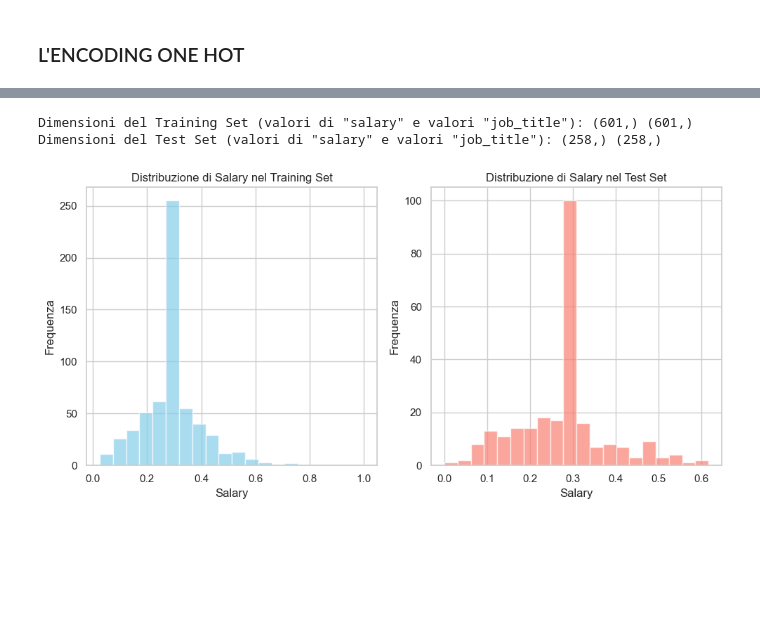
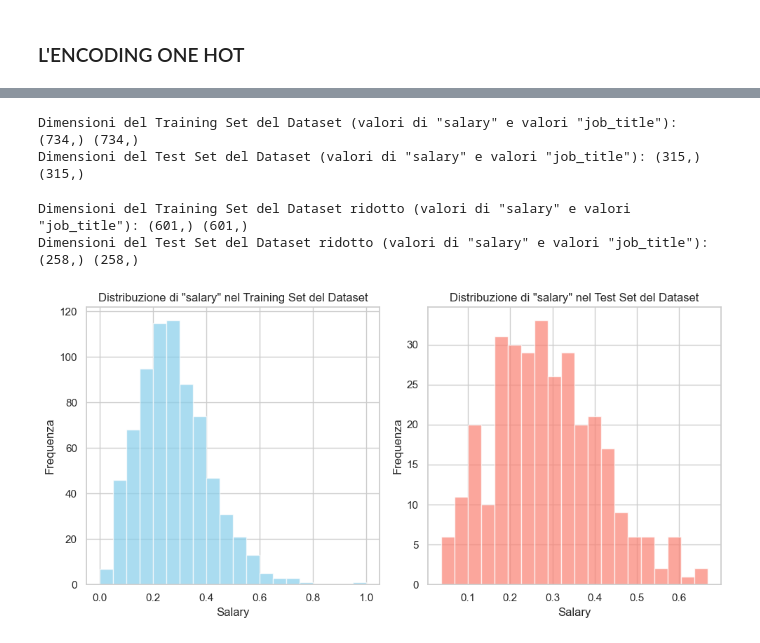
Before and after one commit to Istituto-freudinttheprodev/Python-ROBOTICA-E-AI, a Jupyter notebook: Es. 11 (dal Dataset all'algoritmo).ipynb, the cells around one changed output, grey strips where cells are left out. Drawn from its saved outputs; the diff is of its cells as text; code cells hidden in the pictures; blank space fills up the shorter version.

```diff
--- a/Es. 11 (dal Dataset all'algoritmo).ipynb
+++ b/Es. 11 (dal Dataset all'algoritmo).ipynb
@@ -1881,3 +2138 @@ dataset_ridotto
 859 rows × 4 columns
-# %%
-dataset=dataset_ridotto
@@ -1901,6 +2140,6 @@ dataset
 import numpy as np
 from sklearn.model_selection import train_test_split # in questo caso viene solo importata una parte di libreria poichè è strettamente necessaria quella determinata funzione
 
-valori_salary = dataset["salary"]
-valori_salary
+valori_salary_dataset = dataset["salary"]
+valori_salary_dataset
 # %% [output]
@@ -1919,4 +2177,4 @@ Name: salary, Length: 859, dtype: float64
 # %%
-valori_job_title = dataset["job_title"]
-valori_job_title
+valori_job_title_dataset = dataset["job_title"]
+valori_job_title_dataset
 # %% [output]
@@ -1935,30 +2209,39 @@ Name: job_title, Length: 859, dtype: object
 # %%
 # Suddividere il dataset in training set (70%) e test set (30%) formando due DataSet
-X_train, X_test, y_train, y_test = train_test_split(valori_salary, valori_job_title, test_size=0.3, random_state=42) # la formula è: le X sono i valori del salary perchè sono le Feature del DataSet, cioè l'input. Invece le Y sono gli output o target del DataSet, cioè i valori del job title. "test_size=0.3" vuol dire che il DataSet di Test è il 30% di quello totale mentre random_state sceglie in modo randomico i valori del DataSet per il Training e il Test
+X_train_dataset, X_test_dataset, y_train_dataset, y_test_dataset = train_test_split(valori_salary_dataset, valori_job_title_dataset, test_size=0.3, random_state=42) # la formula è: le X sono i valori del salary perchè sono le Feature del DataSet, cioè l'input. Invece le Y sono gli output o target del DataSet, cioè i valori del job title. "test_size=0.3" vuol dire che il DataSet di Test è il 30% di quello totale mentre random_state sceglie in modo randomico i valori del DataSet per il Training e il Test
 # Stampare le dimensioni dei training set e test set
-print("Dimensioni del Training Set (valori di \"salary\" e valori \"job_title\"):", X_train.shape, y_train.shape) # shape = dimensione dei DataSet di Training
-print("Dimensioni del Test Set (valori di \"salary\" e valori \"job_title\"):", X_test.shape, y_test.shape) # shape = dimensione dei DataSet di Test
+print("Dimensioni del Training Set del Dataset (valori di \"salary\" e valori \"job_title\"):", X_train_dataset.shape, y_train_dataset.shape) # shape = dimensione dei DataSet di Training
+print("Dimensioni del Test Set del Dataset (valori di \"salary\" e valori \"job_title\"):", X_test_dataset.shape, y_test_dataset.shape) # shape = dimensione dei DataSet di Test
 # %% [output]
-Dimensioni del Training Set (valori di "salary" e valori "job_title"): (601,) (601,)
-Dimensioni del Test Set (valori di "salary" e valori "job_title"): (258,) (258,)
+Dimensioni del Training Set del Dataset (valori di "salary" e valori "job_title"): (734,) (734,)
+Dimensioni del Test Set del Dataset (valori di "salary" e valori "job_title"): (315,) (315,)
+# %%
+# Suddividere il dataset in training set (70%) e test set (30%) formando due DataSet
+X_train_dataset_ridotto, X_test_dataset_ridotto, y_train_dataset_ridotto, y_test_dataset_ridotto = train_test_split(valori_salary_dataset_ridotto, valori_job_title_dataset_ridotto, test_size=0.3, random_state=42) # la formula è: le X sono i valori del salary perchè sono le Feature del DataSet, cioè l'input. Invece le Y sono gli output o target del DataSet, cioè i valori del job title. "test_size=0.3" vuol dire che il DataSet di Test è il 30% di quello totale mentre random_state sceglie in modo randomico i valori del DataSet per il Training e il Test
+# Stampare le dimensioni dei training set e test set
+print("Dimensioni del Training Set del Dataset ridotto (valori di \"salary\" e valori \"job_title\"):", X_train_dataset_ridotto.shape, y_train_dataset_ridotto.shape) # shape = dimensione dei DataSet di Training
+print("Dimensioni del Test Set del Dataset ridotto (valori di \"salary\" e valori \"job_title\"):", X_test_dataset_ridotto.shape, y_test_dataset_ridotto.shape) # shape = dimensione dei DataSet di Test
+# %% [output]
+Dimensioni del Training Set del Dataset ridotto (valori di "salary" e valori "job_title"): (601,) (601,)
+Dimensioni del Test Set del Dataset ridotto (valori di "salary" e valori "job_title"): (258,) (258,)
 # %%
 import matplotlib.pyplot as plt
 
 # Visualizzare le distribuzioni dei valori di 'salary' nel training set e nel test set
 plt.figure(figsize=(10, 5))
 plt.subplot(1, 2, 1)
-plt.hist(X_train, bins=20, color='skyblue', alpha=0.7)
-plt.title('Distribuzione di Salary nel Training Set')
+plt.hist(X_train_dataset, bins=20, color='skyblue', alpha=0.7)
+plt.title('Distribuzione di "salary" nel Training Set del Dataset')
 plt.xlabel('Salary')
 plt.ylabel('Frequenza')
 
 plt.subplot(1, 2, 2)
-plt.hist(X_test, bins=20, color='salmon', alpha=0.7)
-plt.title('Distribuzione di Salary nel Test Set')
+plt.hist(X_test_dataset, bins=20, color='salmon', alpha=0.7)
+plt.title('Distribuzione di "salary" nel Test Set del Dataset')
 plt.xlabel('Salary')
 plt.ylabel('Frequenza')
 
 plt.tight_layout()
 plt.show()
 # %% [output]
-[figure, old version]
+[figure, new version]
```
Also changed, not shown: parts of 95 cells of this notebook, 1 other file.
